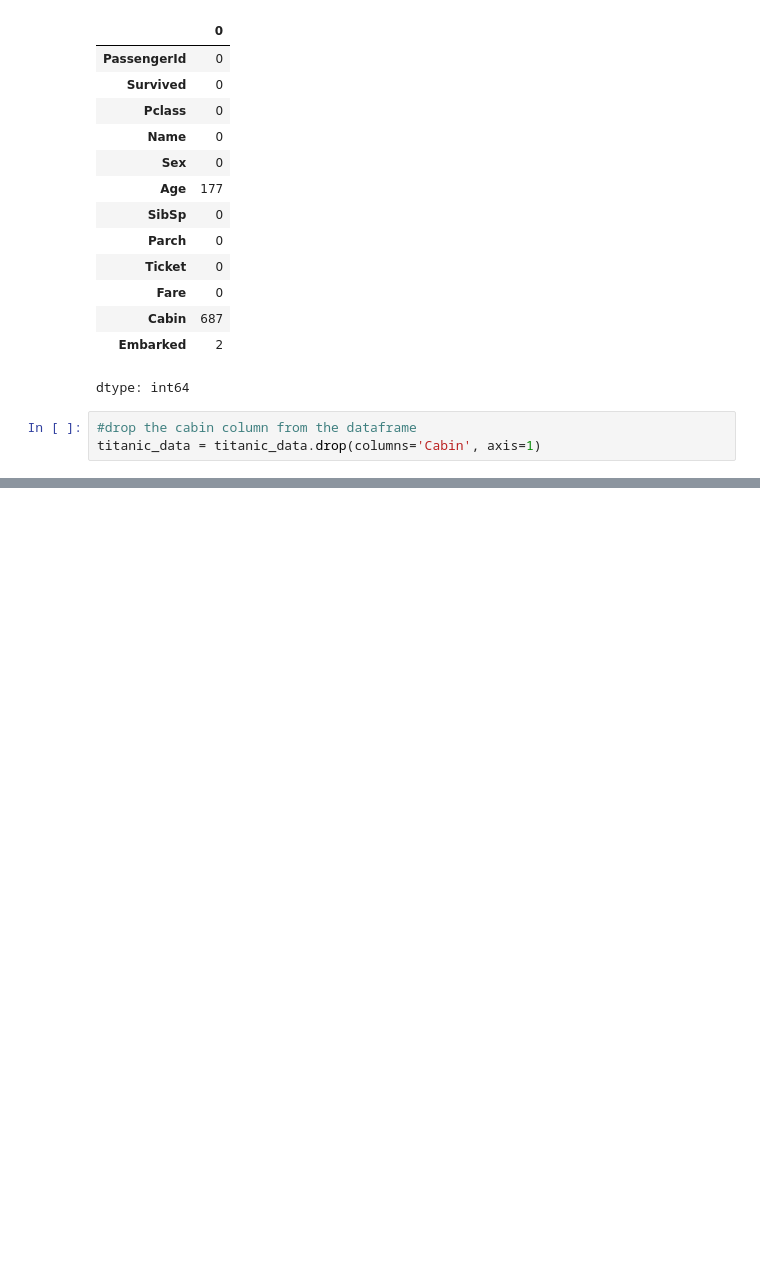
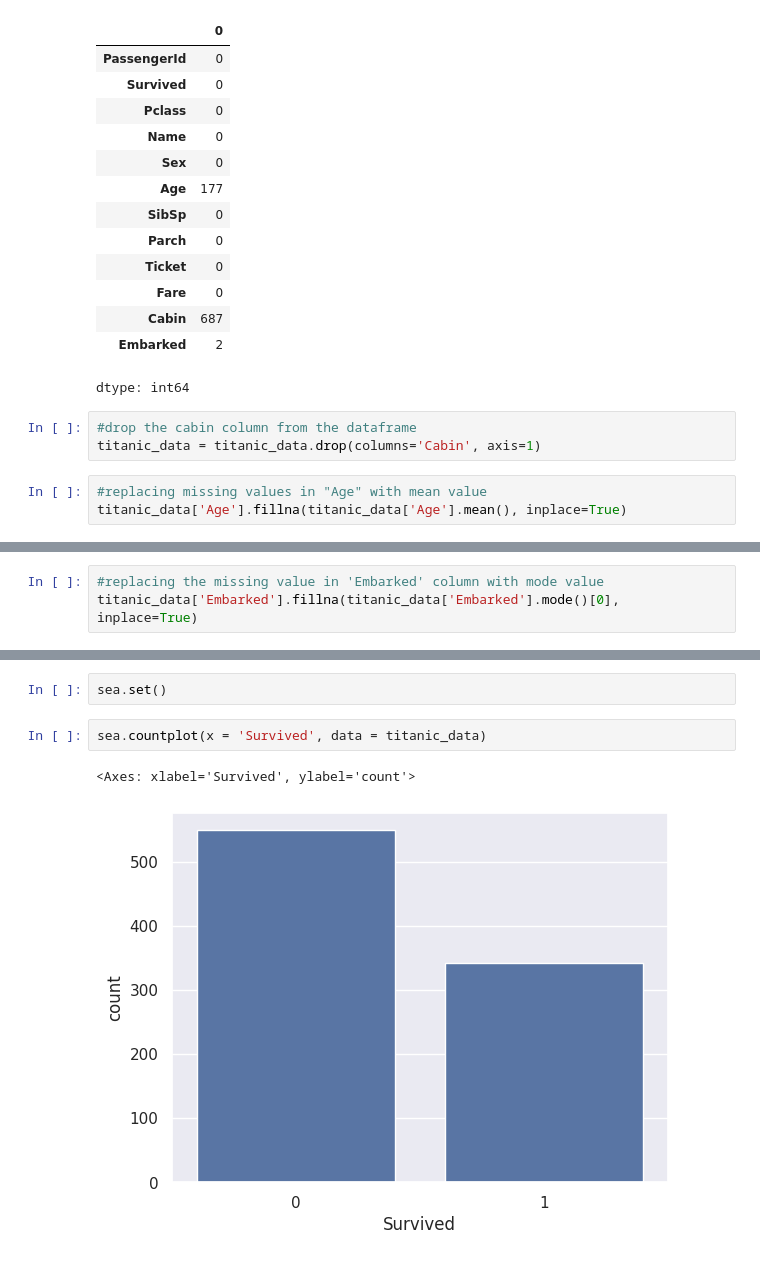
Before and after one commit to SnehaVallapuneni/Titanic--Survival-Prediction, a Jupyter notebook: titanic_survival.ipynb, the cells around one changed output, grey strips where cells are left out. Drawn from its saved outputs; the diff is of its cells as text; blank space fills up the shorter version.

```diff
--- a/titanic_survival.ipynb
+++ b/titanic_survival.ipynb
@@ -68,3 +68,6 @@ dtype: int64
 # %%
 #drop the cabin column from the dataframe
 titanic_data = titanic_data.drop(columns='Cabin', axis=1)
+# %%
+#replacing missing values in "Age" with mean value
+titanic_data['Age'].fillna(titanic_data['Age'].mean(), inplace=True)
@@ -70,0 +91,3 @@ titanic_data = titanic_data.drop(columns='Cabin', axis=1)
+# %%
+#replacing the missing value in 'Embarked' column with mode value
+titanic_data['Embarked'].fillna(titanic_data['Embarked'].mode()[0], inplace=True)
@@ -70,0 +141,7 @@ titanic_data = titanic_data.drop(columns='Cabin', axis=1)
+# %%
+sea.set()
+# %%
+sea.countplot(x = 'Survived', data = titanic_data)
+# %% [output]
+<Axes: xlabel='Survived', ylabel='count'>
+[figure, added]
```
Also changed, not shown: parts of 38 cells of this notebook.
